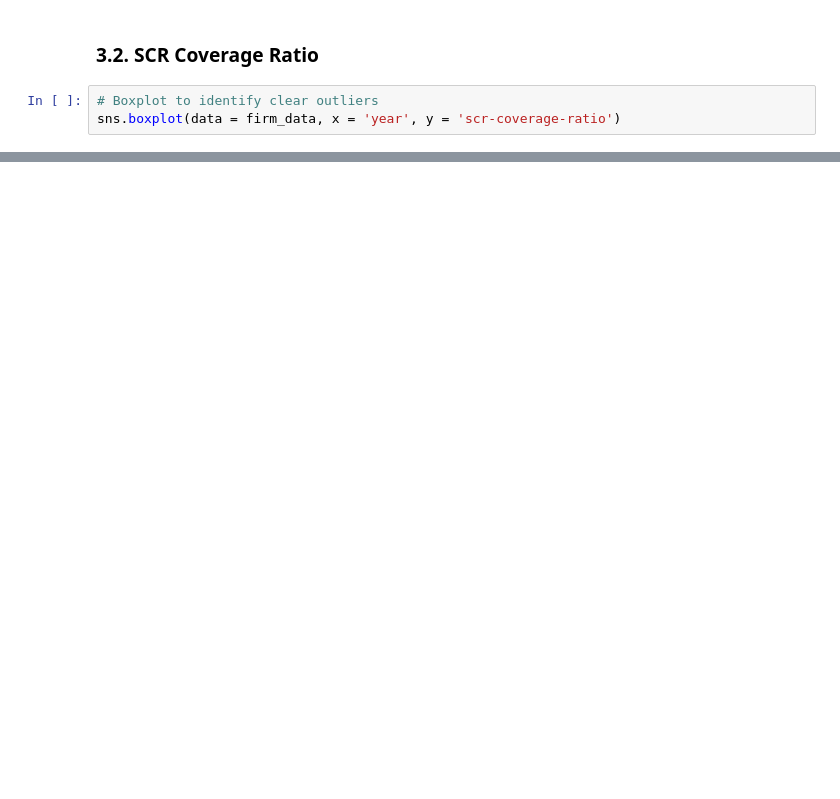
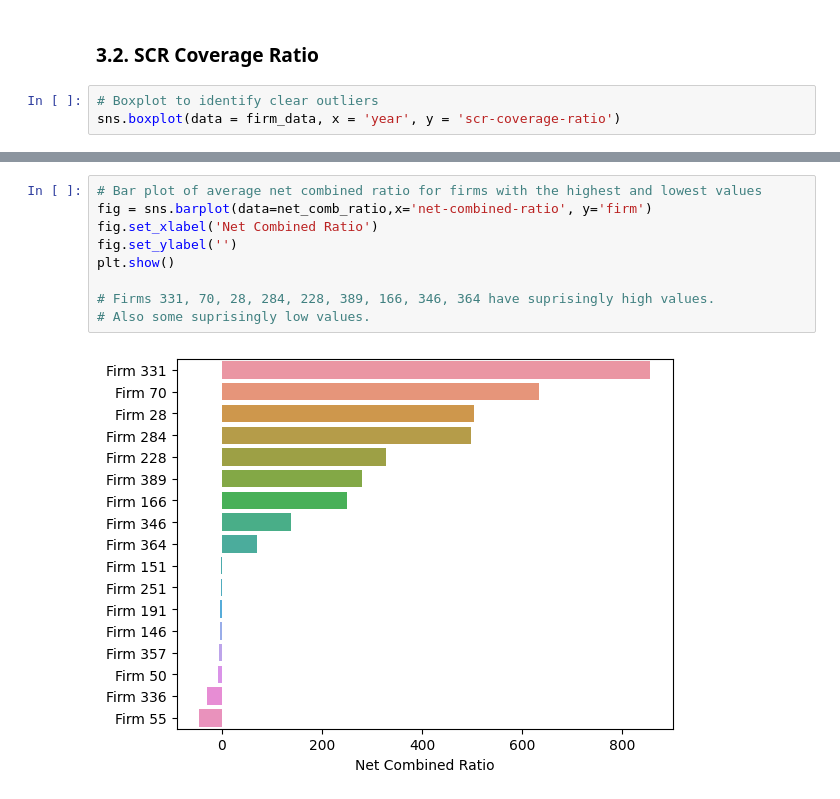
Before and after one commit to jrw22/firm-prioritisation, a Jupyter notebook: firm-prioritisation.ipynb, the cells around one changed output, grey strips where cells are left out. Saved outputs shown, nothing was run; the diff lists cells and outputs as text; blank space fills up the shorter version.

```diff
--- a/firm-prioritisation.ipynb
+++ b/firm-prioritisation.ipynb
@@ -240,0 +248,11 @@ profitable_firms.sort_values(['net-combined-ratio'], ascending = True)
+# %%
+# Bar plot of average net combined ratio for firms with the highest and lowest values
+fig = sns.barplot(data=net_comb_ratio,x='net-combined-ratio', y='firm')
+fig.set_xlabel('Net Combined Ratio')
+fig.set_ylabel('')
+plt.show()
+
+# Firms 331, 70, 28, 284, 228, 389, 166, 346, 364 have suprisingly high values.
+# Also some suprisingly low values.
+# %% [output]
+[figure, added]
```
Also changed, not shown: parts of 16 cells of this notebook.
